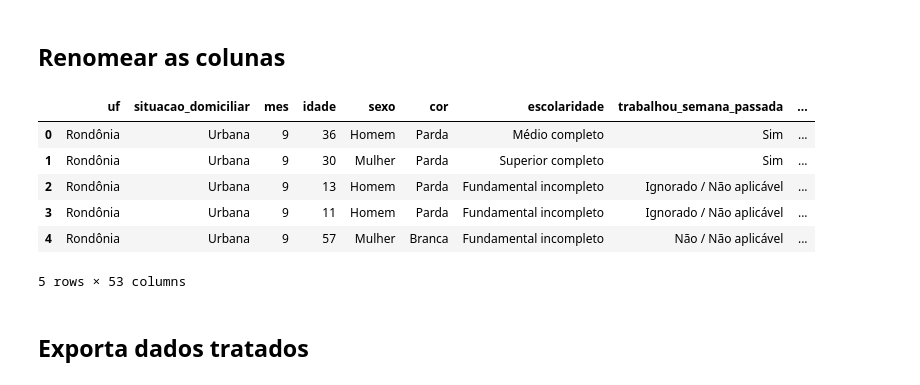
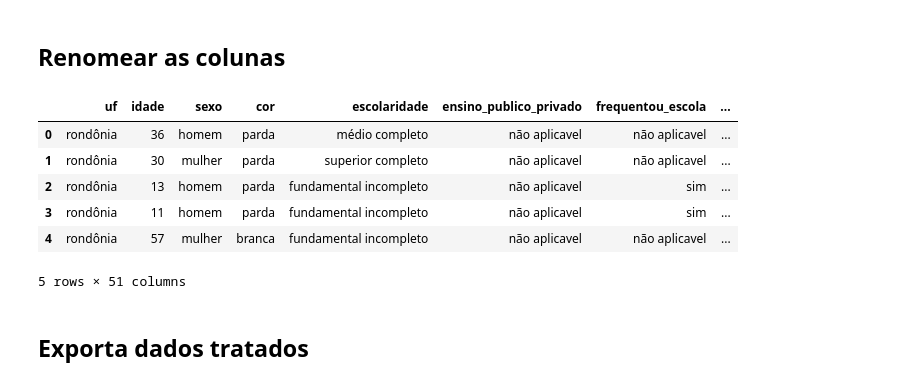
Before and after one commit to karinaguerra/postech-data-analytics-tech-challenge, a Jupyter notebook: fase_3/tratamento_dados_pnad_covid_ibge_fase_3.ipynb, the cells around one changed output. Cells and saved outputs as stored; diff of their text form; code cells hidden in the pictures.

```diff
--- a/fase_3/tratamento_dados_pnad_covid_ibge_fase_3.ipynb
+++ b/fase_3/tratamento_dados_pnad_covid_ibge_fase_3.ipynb
@@ -253,10 +249,10 @@ def rename_codes(df, var_names):
 
 
 # Lista de variáveis para renomear
-var_names_to_rename = ['UF', 'V1022', 'A003', 'A004', 'A005', 'F001', 'B0011', 'B0012', 'B0013', 'B0014',
-                       'B0015','B0016', 'B0017', 'B0018', 'B0019', 'B00110',
-                       'B00111', 'B00112', 'B00113', 'B008', 'B0101',
-                       'B0102', 'B0103', 'B0104', 'B0105', 'B0106', 'B011', 'E001']
+var_names_to_rename = ['UF', 'A003', 'A004', 'A005', 'F001', 'V1022',
+                       'B0011', 'B0012', 'B0013', 'B0014','B0015','B0016', 'B0017',
+                       'B0018', 'B0019', 'B00110','B00111', 'B00112', 'B00113', 'B008',
+                       'B0101','B0102', 'B0103', 'B0104', 'B0105', 'B0106']
 
 
 # Renomeie as variáveis no DataFrame
@@ -326,0 +368,12 @@ See the caveats in the documentation: https://pandas.pydata.org/pandas-docs/stab
+# %%
+# Mapeamento para a coluna B011 - restringiu_contato_fisico
+b011_mapping = {
+    1: 'sem restricao',
+    2: 'reduziu o contato',
+    3: 'so saiu para necessidade básica',
+    4: 'ficou somente em casa',
+    9: 'não aplicável'
+}
+
+# Mapear a coluna B011
+df_covid['B011'] = df_covid['B011'].map(b011_mapping).fillna('não aplicável')
@@ -385,15 +444,21 @@ memory usage: 473.5+ MB
 # %%
 # Dicionário com os novos nomes das variáveis
 df_covid = df_covid.rename(columns={
+    # Social
     'UF': 'uf',
-    'V1022': 'situacao_domiciliar',
-    'V1013': 'mes',
     'A002': 'idade',
     'A003': 'sexo',
     'A004': 'cor',
     'A005': 'escolaridade',
-    'C001': 'trabalhou_semana_passada',
+    'A006A': 'ensino_publico_privado',
+    'A006': 'frequentou_escola',
     'F001': 'tipo_moradia',
+    'V1022': 'situacao_domiciliar',
+    #Renda
+    'C01011': 'rendimento',
+    # Comportamento (lockdown)
+    'B011': 'restringiu_contato_fisico',
+    # Sintomas
     'B0011': 'febre',
     'B0012': 'tosse',
     'B0013': 'dor_garganta',
@@ -403,52 +468,53 @@ df_covid = df_covid.rename(columns={
     'B0017': 'nausea',
     'B0018': 'nariz_entupido',
     'B0019': 'fadiga',
     'B00110': 'dor_olhos',
     'B00111': 'perda_olfato_paladar',
     'B00112': 'dor_muscular',
     'B00113': 'diarreia',
+    # Medico (Social)
     'B002':  'ida_unidade_saude',
+    'B0043': 'hospital_publico',
+    'B0046': 'hospital_privado',
     'B0041': 'posto_publico',
+    'B0044': 'ambulatorio_privado',
     'B0042': 'pronto_socorro_publico',
-    'B0043': 'hospital_publico',
-    'B0044': 'ambulatorio_privado',
     'B0045': 'pronto_socorro_privado',
-    'B0046': 'hospital_privado',
+    # Testes (covid)
     'B008': 'fez_teste',
-    'B009A': 'teste_swab',
+    'B009A': 'teste_swab', # exame coletado com cotonete na boca e ou ou nariz
     'B009B': 'resultado_swab',
     'B009C': 'teste_sangue_dedo',
     'B009D': 'resultado_sangue_dedo',
     'B009E': 'teste_sangue_coleta',
     'B009F': 'resultado_sangue_coleta',
+    # Comorbidade
     'B0101': 'diagnostico_diabetes',
     'B0102': 'diagnostico_hipertensao',
     'B0103': 'diagnostico_doenca_pulmao',
     'B0104': 'diagnostico_doenca_cardiaca',
     'B0105': 'diagnostico_depressao',
     'B0106': 'diagnostico_cancer',
-    'B011': 'contato_restricao',
+    #Afastamento (trabalho)
+    'C002': 'afastado_trabalho',
+    'C003': 'motivo_do_afastamento',
+    'C004': 'remunerado_continua',
+    # trabalho
     'C006': 'mais_de_um_trabalho',
     'C007': 'tipo_trabalho',
     'C008': 'horas_trabalho_normal',
-    'C009': 'horas_trabalho_semana_passada',
-    'C013': 'trabalho_remoto_semana_passada',
-    'D0063': 'valor_recebido_seguro_desemprego',
-    'D0051': 'auxilios_emergenciais_coronavirus',
-    'D0053': 'valor_recebido_auxilios_emergenciais',
-    'D0061': 'seguro_desemprego',
-    'E001': 'solicitou_emprestimo'
+    'C013': 'trabalho_remoto_semana_passada'
 })
 
 df_covid.head()
 # %% [output]
-|  | uf | situacao_domiciliar | mes | idade | sexo | cor | escolaridade | trabalhou_semana_passada | ... |
-| 0 | Rondônia | Urbana | 9 | 36 | Homem | Parda | Médio completo | Sim | ... |
-| 1 | Rondônia | Urbana | 9 | 30 | Mulher | Parda | Superior completo | Sim | ... |
-| 2 | Rondônia | Urbana | 9 | 13 | Homem | Parda | Fundamental incompleto | Ignorado / Não aplicável | ... |
-| 3 | Rondônia | Urbana | 9 | 11 | Homem | Parda | Fundamental incompleto | Ignorado / Não aplicável | ... |
-| 4 | Rondônia | Urbana | 9 | 57 | Mulher | Branca | Fundamental incompleto | Não / Não aplicável | ... |
+|  | uf | idade | sexo | cor | escolaridade | ensino_publico_privado | frequentou_escola | ... |
+| 0 | rondônia | 36 | homem | parda | médio completo | não aplicavel | não aplicavel | ... |
+| 1 | rondônia | 30 | mulher | parda | superior completo | não aplicavel | não aplicavel | ... |
+| 2 | rondônia | 13 | homem | parda | fundamental incompleto | não aplicavel | sim | ... |
+| 3 | rondônia | 11 | homem | parda | fundamental incompleto | não aplicavel | sim | ... |
+| 4 | rondônia | 57 | mulher | branca | fundamental incompleto | não aplicavel | não aplicavel | ... |
-5 rows × 53 columns
+5 rows × 51 columns
 # %% [markdown]
 ## Exporta dados tratados
 # %%
```
Also changed, not shown: parts of 19 cells of this notebook.
